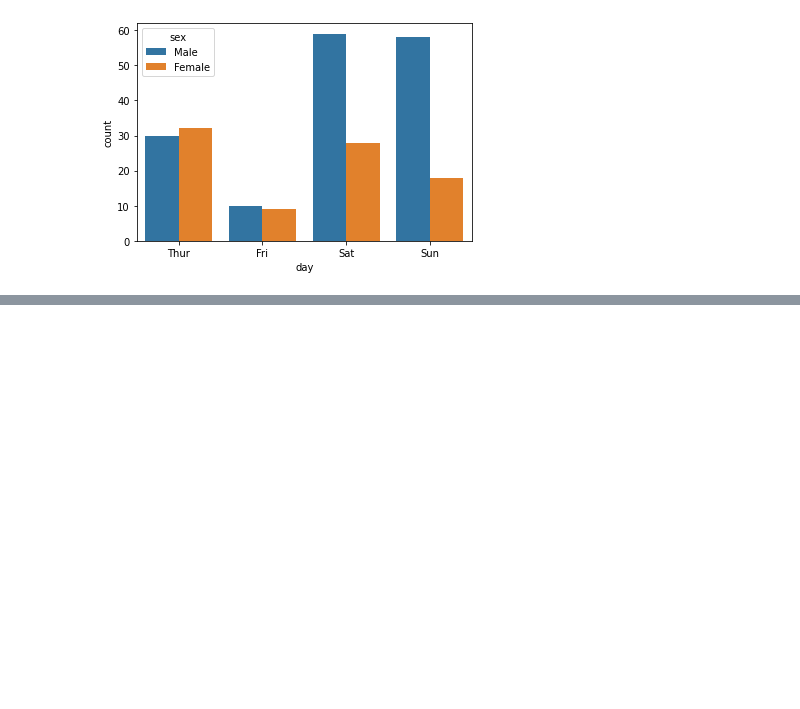
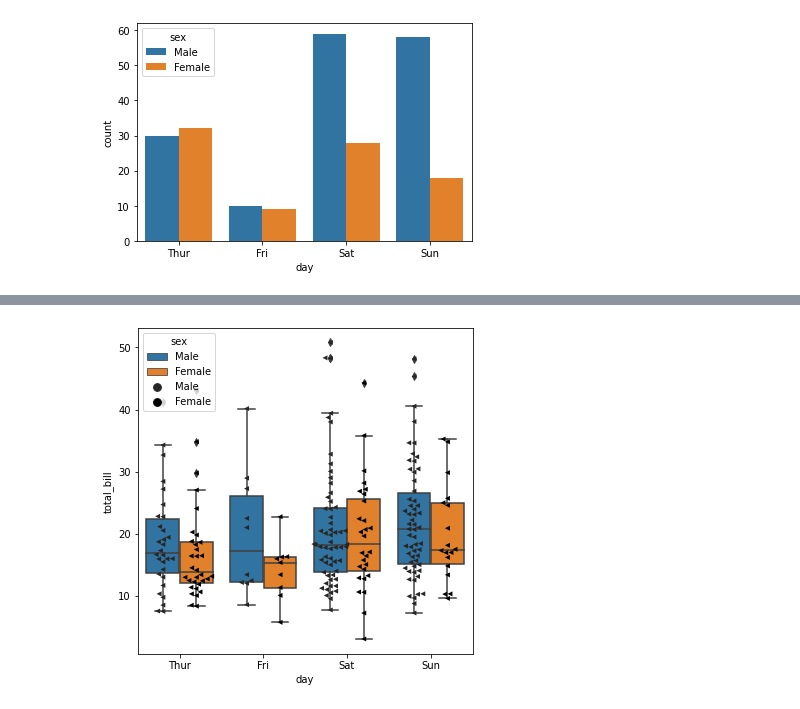
Before and after one commit to alexpin/Curso-Python, a Jupyter notebook: matplotlib/categoricos.ipynb, the cells around one changed output, grey strips where cells are left out. Cells and saved outputs as stored; diff of their text form; code cells hidden in the pictures; blank space fills up the shorter version.

```diff
--- a/matplotlib/categoricos.ipynb
+++ b/matplotlib/categoricos.ipynb
@@ -16,0 +27,6 @@ sns.countplot(data=tips, x='day', hue='sex');
+# %%
+plt.figure(figsize=(6,6))
+sns.boxplot(data=tips, x='day', y='total_bill', hue='sex', dodge=True);
+sns.swarmplot(data=tips, x='day', y='total_bill', hue='sex', dodge=True, color='0', marker='<');
+# %% [output]
+[figure, added]
```
Also changed, not shown: parts of 8 cells of this notebook.
